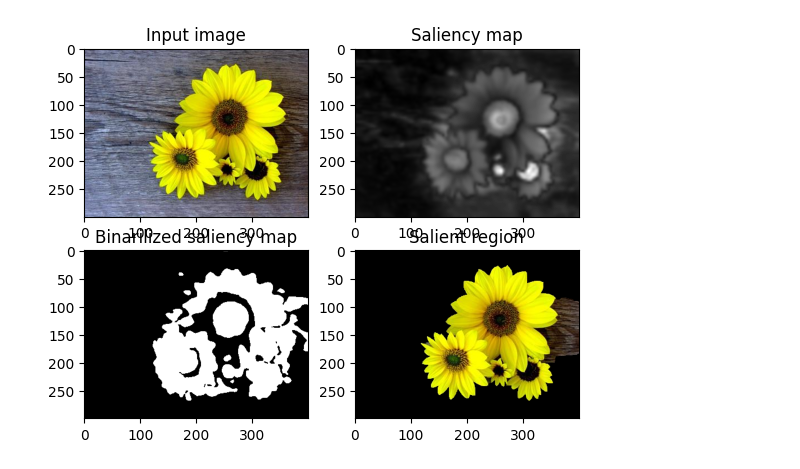
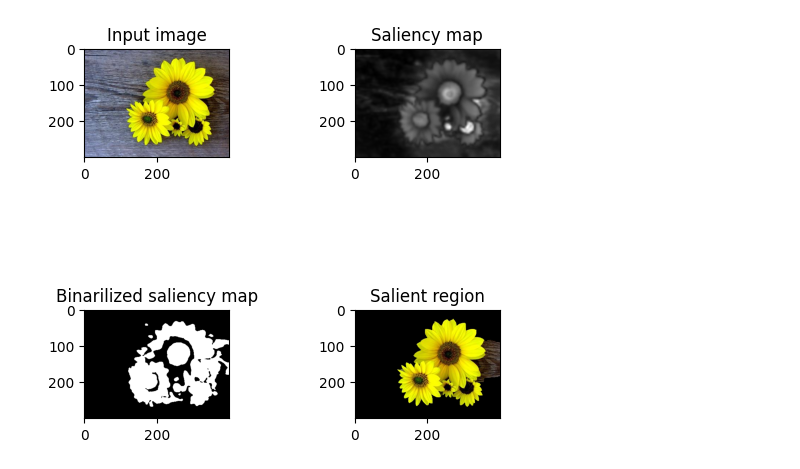
Before and after one commit to n-eisei/image-engineering, a Jupyter notebook: 6-filtering/saliencymap.ipynb, the cells around one changed output. Drawn from its saved outputs; the diff is of its cells as text; code cells hidden in the pictures.

```diff
--- a/6-filtering/saliencymap.ipynb
+++ b/6-filtering/saliencymap.ipynb
@@ -5,31 +5,31 @@ import pySaliencyMap
 # %%
 # read
 img = cv2.imread('imgs/himawari.jpg')
 
 # initialize
 imgsize = img.shape
 img_width  = imgsize[1]
 img_height = imgsize[0]
 sm = pySaliencyMap.pySaliencyMap(img_width, img_height)
 
 # computation
-saliency_map = sm.SMGetSM(img)
-binarized_map = sm.SMGetBinarizedSM(img)
-salient_region = sm.SMGetSalientRegion(img)
+saliency_map   = sm.SMGetSM(img)            #Saliency Map
+binarized_map  = sm.SMGetBinarizedSM(img)   #２値画像
+salient_region = sm.SMGetSalientRegion(img) #クロマキー
 
 # visualize
-plt.subplot(2,2,1), plt.imshow(cv2.cvtColor(img, cv2.COLOR_BGR2RGB))
+plt.subplot(3,2,1), plt.imshow(cv2.cvtColor(img, cv2.COLOR_BGR2RGB))
 plt.title('Input image')
-plt.subplot(2,2,2), plt.imshow(saliency_map, 'gray')
+plt.subplot(3,2,2), plt.imshow(saliency_map, 'gray')
 plt.title('Saliency map')
 
-plt.subplot(2,2,3), plt.imshow(binarized_map)
+plt.subplot(3,2,5), plt.imshow(binarized_map)
 plt.title('Binarilized saliency map')
-plt.subplot(2,2,4), plt.imshow(cv2.cvtColor(salient_region, cv2.COLOR_BGR2RGB))
+plt.subplot(3,2,6), plt.imshow(cv2.cvtColor(salient_region, cv2.COLOR_BGR2RGB))
 plt.title('Salient region')
 
 plt.show()
 #cv2.waitKey(0)
 #cv2.destroyAllWindows()
 # %% [output]
-[figure, old version]
+[figure, new version]
```
Also changed, not shown: 1 other file.
